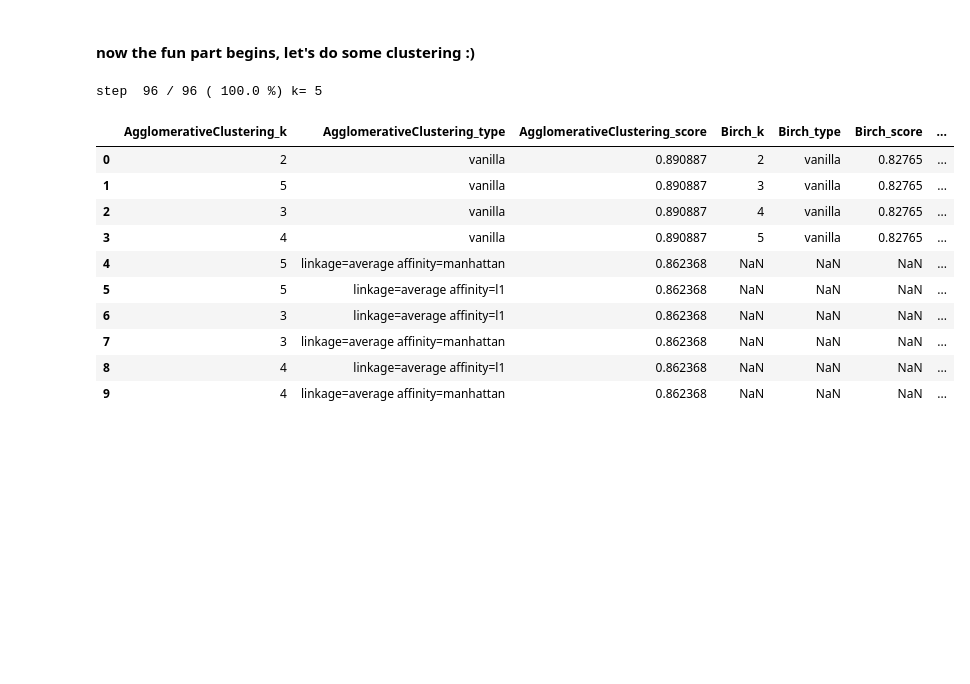
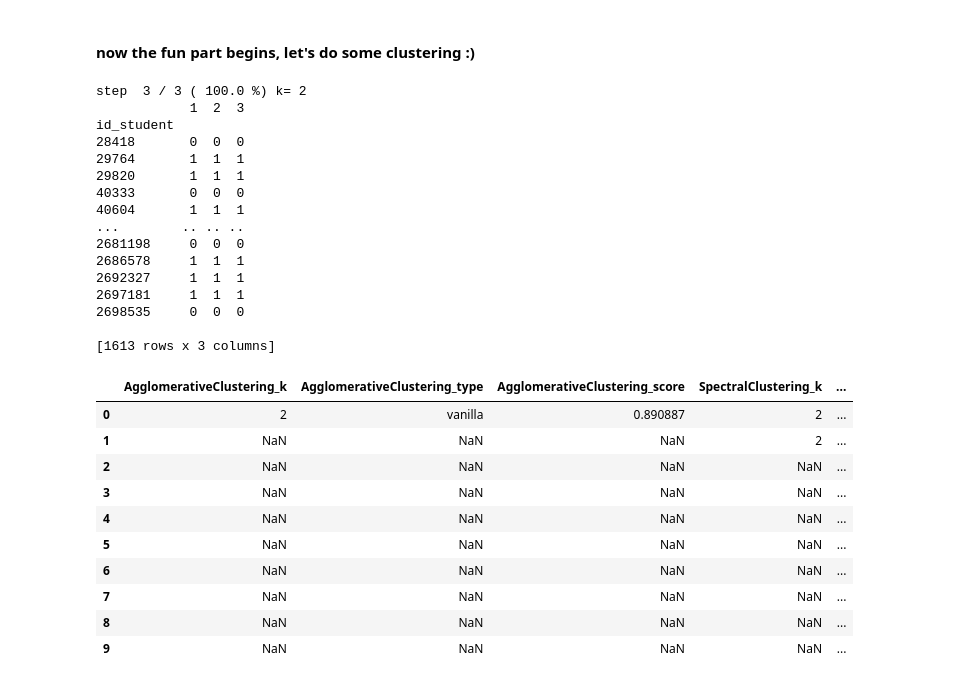
Before and after one commit to SergioSim/OULAD, a Jupyter notebook: Applied Supervised Learning with Python.ipynb, the cells around one changed output. Drawn from its saved outputs; the diff is of its cells as text; code cells hidden in the pictures; blank space fills up the shorter version.

```diff
--- a/Applied Supervised Learning with Python.ipynb
+++ b/Applied Supervised Learning with Python.ipynb
@@ -815,10 +817,11 @@ testY = final_df['final_result_first']
 # %%
 kMedoidsParams = {
     'vanilla' : {},
-    'init=k-medoids++': {'init': 'k-medoids++'},
-    'metric=l1': {'metric': 'l1'},
-    'metric=l2': {'metric': 'l2'},
-    'metric=manhattan': {'metric': 'manhattan'}
+    # removing to improve performances
+#     'init=k-medoids++': {'init': 'k-medoids++'},
+#     'metric=l1': {'metric': 'l1'},
+#     'metric=l2': {'metric': 'l2'},
+#     'metric=manhattan': {'metric': 'manhattan'}
 }
 
 kmeansParams = {
@@ -849,18 +852,23 @@ kmeansParams = {
 }
 
 spectralClusteringParams = {
+    # removing to improve performance
     'vanilla' : {},
-    'eigen_solver=arpack': {'eigen_solver': 'arpack'},
-    'eigen_solver=amg': {'eigen_solver': 'amg'},
-    'assign_labels=discretize': {'assign_labels': 'discretize'},
+#     'eigen_solver=arpack': {'eigen_solver': 'arpack'},
+#     'eigen_solver=amg': {'eigen_solver': 'amg'},
+#     'assign_labels=discretize': {'assign_labels': 'discretize'},
     'affinity=laplacian': {'affinity': 'laplacian'},
 #     'eigen_solver=lobpcg': {'eigen_solver': 'lobpcg'}, # not working for k>=6
 }
 
 agglomerativeClusteringParams = {
     'vanilla' : {},
-    'linkage=average affinity=l1' : {'linkage': 'average', 'affinity': 'l1'},
-    'linkage=average affinity=manhattan' : {'linkage': 'average', 'affinity': 'manhattan'},
+
+    # removing to improve performance
+#     'linkage=average affinity=l1' : {'linkage': 'average', 'affinity': 'l1'},
+#     'linkage=average affinity=manhattan' : {'linkage': 'average', 'affinity': 'manhattan'},
+
+    # removing because of low results
 #     'linkage=complete' : {'linkage': 'complete'},
 #     'linkage=average' : {'linkage': 'average'},
 #     'linkage=single' : {'linkage': 'single'},
@@ -885,19 +893,22 @@ dbscanParams = {
 }
 
 clustAlgos = {
-    "kMeans": {'obj': KMeans, 'params': kmeansParams},
-    "kMedoits": {'obj': KMedoids, 'params': kMedoidsParams},
+#     "kMeans": {'obj': KMeans, 'params': kmeansParams},
+#     "kMedoits": {'obj': KMedoids, 'params': kMedoidsParams},
     "SpectralClustering": {'obj': SpectralClustering, 'params': spectralClusteringParams},
     "AgglomerativeClustering": {'obj': AgglomerativeClustering, 'params': agglomerativeClusteringParams},
-    "Birch": {'obj': Birch, 'params': birchParams},
+#     "Birch": {'obj': Birch, 'params': birchParams},
+
 #     "DBSCAN": {'obj': DBSCAN, 'params': dbscanParams}, # density based - don't use nb_clusters
 }
 
 results = pd.DataFrame(columns=['k', 'algo', 'type', 'score'])
-max_clusters = 6
+max_clusters = 3
 min_clusters = 2
 stepCount = 0
 totalStepsCount = (max_clusters - min_clusters) * sum([len(clustAlgos[key]['params']) for key in clustAlgos])
+baseClusterings = pd.DataFrame(index=testY.index)
+
 for clustAlgoKey in clustAlgos:
     clear_output(wait=True)
     for nb_clusters in range(min_clusters, max_clusters):
@@ -910,6 +921,7 @@ for clustAlgoKey in clustAlgos:
             # we don't want to predict - for now only evaluate the quality of the clustering
             # clustAlgo_predict = pd.Series(clustAlgo.predict(trainX), name=clustAlgoKey, index=testY.index)
             clustAlgo_labels = pd.Series(clustAlgo.labels_, name=clustAlgoKey, index=testY.index)
+            baseClusterings.insert(len(baseClusterings.columns), str(stepCount+1), clustAlgo_labels)
             new_col_list = encoders['final_result_first'].inverse_transform([0,1,2,3])
             compare_df = pd.concat([testY, clustAlgo_labels], axis=1)
             # bring back the final_result labels (not really needed but makes the code clearer)
@@ -932,42 +944,58 @@ for clustAlgoKey in clustAlgos:
             # a perfect clustering would be one that has only 2 groups each of them of score 1
             # small groups would have a little weight compared to others but can sum up to 1
             # for now let try not to penalize by group count...
             scores = []
             for cluster in range(0,nb_clusters):
                 failWihdrawn = compare_df[cluster]['Fail'] if 'Fail' in compare_df[cluster].index else 0
                 failWihdrawn += compare_df[cluster]['Withdrawn'] if 'Withdrawn' in compare_df[cluster].index else 0
                 PassDistinction = compare_df[cluster]['Pass'] if 'Pass' in compare_df[cluster].index else 0
                 PassDistinction += compare_df[cluster]['Distinction'] if 'Distinction' in compare_df[cluster].index else 0
                 scores.append(\
                     (abs(PassDistinction - failWihdrawn) / (PassDistinction + failWihdrawn)) *\
                               (PassDistinction + failWihdrawn) / len(trainX))
 
             results = results.append({'k': nb_clusters, 'algo': clustAlgoKey, 'type': paramsKey, 'score': sum(scores) }, ignore_index=True)
             stepCount += 1
             print('step ', stepCount, '/', totalStepsCount, '(', round(100 * stepCount/totalStepsCount,2), '%)', 'k=', nb_clusters)
 
 
 nb_lines = 10
 resultTable = pd.DataFrame(index=range(0,nb_lines))
 for group in results.sort_values(by='score', ascending=False).groupby(['algo']):
     if len(group[1]) < nb_lines:
         group = (group[0], group[1].append([x for x in [0] * nb_lines]))
 
     resultTable.insert(len(resultTable.columns), "%s_k" % (group[0]), group[1].head(nb_lines)['k'].values)
     resultTable.insert(len(resultTable.columns), "%s_type" % (group[0]), group[1].head(nb_lines)['type'].values)
     resultTable.insert(len(resultTable.columns), "%s_score" % (group[0]), group[1].head(nb_lines)['score'].values)
 
+print(baseClusterings)
 resultTable
 # %% [output]
-step  96 / 96 ( 100.0 %) k= 5
+step  3 / 3 ( 100.0 %) k= 2
+            1  2  3
+id_student
+28418       0  0  0
+29764       1  1  1
+29820       1  1  1
+40333       0  0  0
+40604       1  1  1
+...        .. .. ..
+2681198     0  0  0
+2686578     1  1  1
+2692327     1  1  1
+2697181     1  1  1
+2698535     0  0  0
+
+[1613 rows x 3 columns]
-|  | AgglomerativeClustering_k | AgglomerativeClustering_type | AgglomerativeClustering_score | Birch_k | Birch_type | Birch_score | ... |
-| 0 | 2 | vanilla | 0.890887 | 2 | vanilla | 0.82765 | ... |
-| 1 | 5 | vanilla | 0.890887 | 3 | vanilla | 0.82765 | ... |
-| 2 | 3 | vanilla | 0.890887 | 4 | vanilla | 0.82765 | ... |
-| 3 | 4 | vanilla | 0.890887 | 5 | vanilla | 0.82765 | ... |
-| 4 | 5 | linkage=average affinity=manhattan | 0.862368 | NaN | NaN | NaN | ... |
-| 5 | 5 | linkage=average affinity=l1 | 0.862368 | NaN | NaN | NaN | ... |
-| 6 | 3 | linkage=average affinity=l1 | 0.862368 | NaN | NaN | NaN | ... |
-| 7 | 3 | linkage=average affinity=manhattan | 0.862368 | NaN | NaN | NaN | ... |
-| 8 | 4 | linkage=average affinity=l1 | 0.862368 | NaN | NaN | NaN | ... |
-| 9 | 4 | linkage=average affinity=manhattan | 0.862368 | NaN | NaN | NaN | ... |
+|  | AgglomerativeClustering_k | AgglomerativeClustering_type | AgglomerativeClustering_score | SpectralClustering_k | ... |
+| 0 | 2 | vanilla | 0.890887 | 2 | ... |
+| 1 | NaN | NaN | NaN | 2 | ... |
+| 2 | NaN | NaN | NaN | NaN | ... |
+| 3 | NaN | NaN | NaN | NaN | ... |
+| 4 | NaN | NaN | NaN | NaN | ... |
+| 5 | NaN | NaN | NaN | NaN | ... |
+| 6 | NaN | NaN | NaN | NaN | ... |
+| 7 | NaN | NaN | NaN | NaN | ... |
+| 8 | NaN | NaN | NaN | NaN | ... |
+| 9 | NaN | NaN | NaN | NaN | ... |
```
Also changed, not shown: parts of 9 cells of this notebook, 5 other files.
